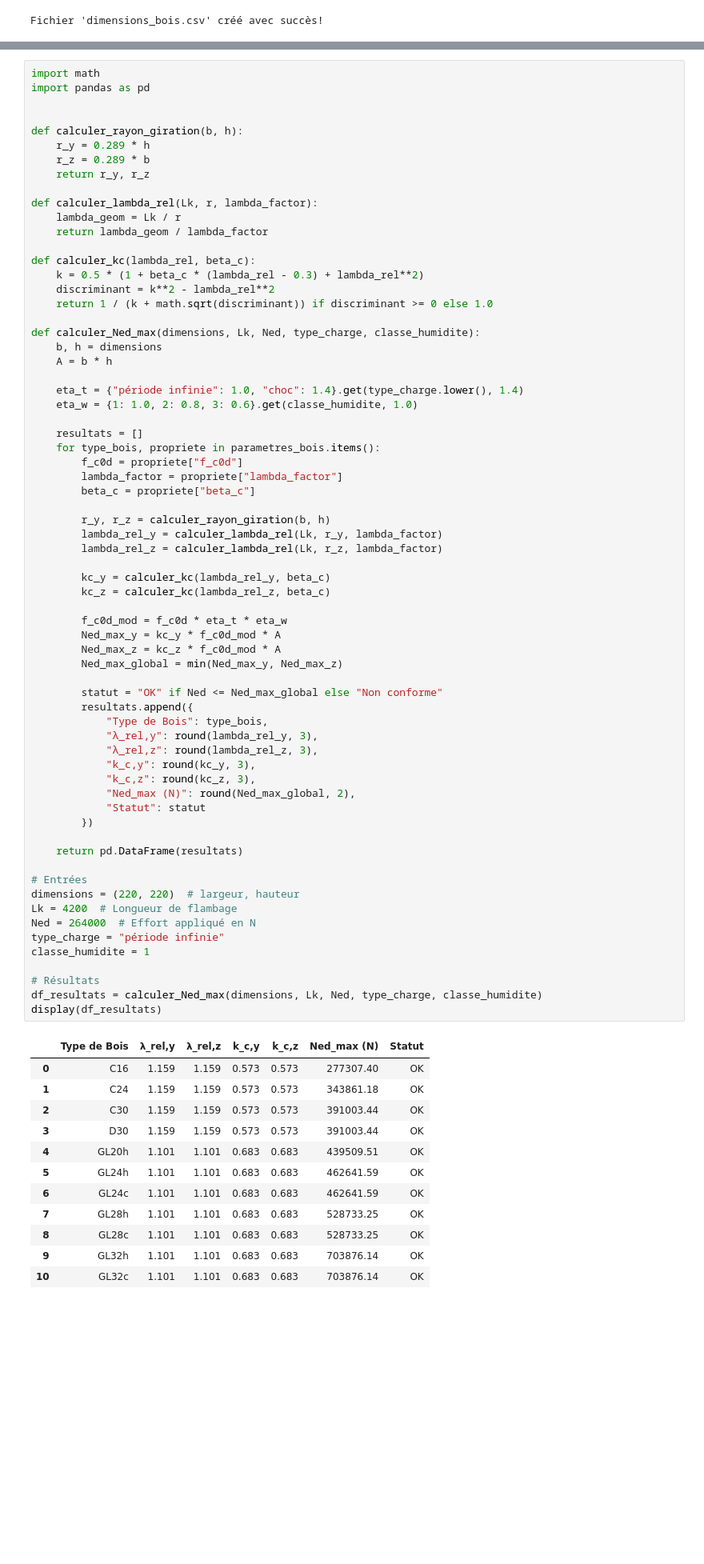
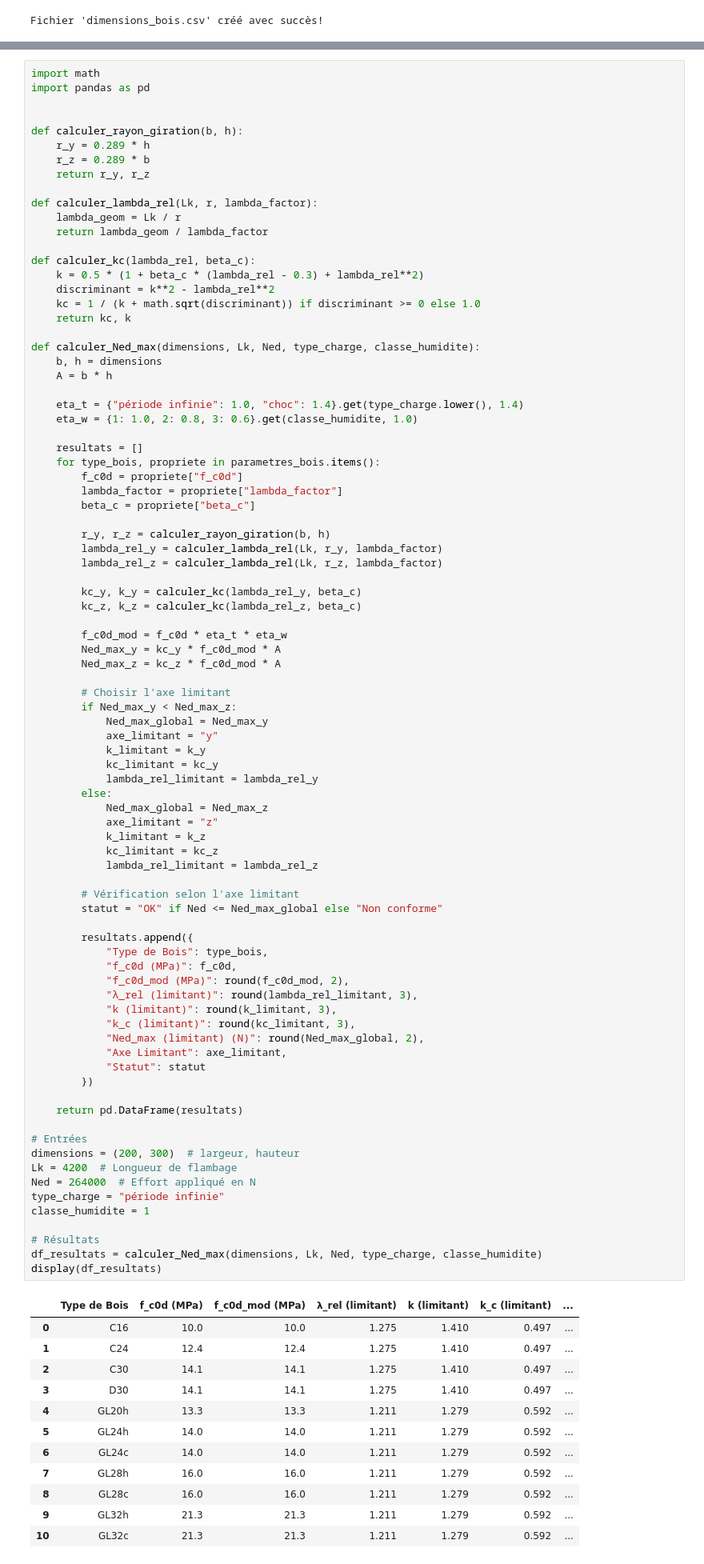
Before and after one commit to Erazq/Bois, a Jupyter notebook: Barres comrpimées.ipynb, the cells around one changed output, grey strips where cells are left out. Shown at 80% size. Cells and saved outputs as stored; diff of their text form; blank space fills up the shorter version.

```diff
--- a/Barres comrpimées.ipynb
+++ b/Barres comrpimées.ipynb
@@ -114,7 +114,8 @@ def calculer_lambda_rel(Lk, r, lambda_factor):
 def calculer_kc(lambda_rel, beta_c):
     k = 0.5 * (1 + beta_c * (lambda_rel - 0.3) + lambda_rel**2)
     discriminant = k**2 - lambda_rel**2
-    return 1 / (k + math.sqrt(discriminant)) if discriminant >= 0 else 1.0
+    kc = 1 / (k + math.sqrt(discriminant)) if discriminant >= 0 else 1.0
+    return kc, k
 
 def calculer_Ned_max(dimensions, Lk, Ned, type_charge, classe_humidite):
     b, h = dimensions
@@ -129,54 +130,71 @@ def calculer_Ned_max(dimensions, Lk, Ned, type_charge, classe_humidite):
         lambda_factor = propriete["lambda_factor"]
         beta_c = propriete["beta_c"]
 
         r_y, r_z = calculer_rayon_giration(b, h)
         lambda_rel_y = calculer_lambda_rel(Lk, r_y, lambda_factor)
         lambda_rel_z = calculer_lambda_rel(Lk, r_z, lambda_factor)
 
-        kc_y = calculer_kc(lambda_rel_y, beta_c)
-        kc_z = calculer_kc(lambda_rel_z, beta_c)
+        kc_y, k_y = calculer_kc(lambda_rel_y, beta_c)
+        kc_z, k_z = calculer_kc(lambda_rel_z, beta_c)
 
         f_c0d_mod = f_c0d * eta_t * eta_w
         Ned_max_y = kc_y * f_c0d_mod * A
         Ned_max_z = kc_z * f_c0d_mod * A
-        Ned_max_global = min(Ned_max_y, Ned_max_z)
 
+        # Choisir l'axe limitant
+        if Ned_max_y < Ned_max_z:
+            Ned_max_global = Ned_max_y
+            axe_limitant = "y"
+            k_limitant = k_y
+            kc_limitant = kc_y
+            lambda_rel_limitant = lambda_rel_y
+        else:
+            Ned_max_global = Ned_max_z
+            axe_limitant = "z"
+            k_limitant = k_z
+            kc_limitant = kc_z
+            lambda_rel_limitant = lambda_rel_z
+
+        # Vérification selon l'axe limitant
         statut = "OK" if Ned <= Ned_max_global else "Non conforme"
+
         resultats.append({
             "Type de Bois": type_bois,
-            "λ_rel,y": round(lambda_rel_y, 3),
-            "λ_rel,z": round(lambda_rel_z, 3),
-            "k_c,y": round(kc_y, 3),
-            "k_c,z": round(kc_z, 3),
-            "Ned_max (N)": round(Ned_max_global, 2),
+            "f_c0d (MPa)": f_c0d,
+            "f_c0d_mod (MPa)": round(f_c0d_mod, 2),
+            "λ_rel (limitant)": round(lambda_rel_limitant, 3),
+            "k (limitant)": round(k_limitant, 3),
+            "k_c (limitant)": round(kc_limitant, 3),
+            "Ned_max (limitant) (N)": round(Ned_max_global, 2),
+            "Axe Limitant": axe_limitant,
             "Statut": statut
         })
 
     return pd.DataFrame(resultats)
 
 # Entrées
-dimensions = (220, 220)  # largeur, hauteur
+dimensions = (200, 300)  # largeur, hauteur
 Lk = 4200  # Longueur de flambage
 Ned = 264000  # Effort appliqué en N
 type_charge = "période infinie"
 classe_humidite = 1
 
 # Résultats
 df_resultats = calculer_Ned_max(dimensions, Lk, Ned, type_charge, classe_humidite)
 display(df_resultats)
 # %% [output]
-|  | Type de Bois | λ_rel,y | λ_rel,z | k_c,y | k_c,z | Ned_max (N) | Statut |
-| 0 | C16 | 1.159 | 1.159 | 0.573 | 0.573 | 277307.40 | OK |
-| 1 | C24 | 1.159 | 1.159 | 0.573 | 0.573 | 343861.18 | OK |
-| 2 | C30 | 1.159 | 1.159 | 0.573 | 0.573 | 391003.44 | OK |
-| 3 | D30 | 1.159 | 1.159 | 0.573 | 0.573 | 391003.44 | OK |
-| 4 | GL20h | 1.101 | 1.101 | 0.683 | 0.683 | 439509.51 | OK |
-| 5 | GL24h | 1.101 | 1.101 | 0.683 | 0.683 | 462641.59 | OK |
-| 6 | GL24c | 1.101 | 1.101 | 0.683 | 0.683 | 462641.59 | OK |
-| 7 | GL28h | 1.101 | 1.101 | 0.683 | 0.683 | 528733.25 | OK |
-| 8 | GL28c | 1.101 | 1.101 | 0.683 | 0.683 | 528733.25 | OK |
-| 9 | GL32h | 1.101 | 1.101 | 0.683 | 0.683 | 703876.14 | OK |
-| 10 | GL32c | 1.101 | 1.101 | 0.683 | 0.683 | 703876.14 | OK |
+|  | Type de Bois | f_c0d (MPa) | f_c0d_mod (MPa) | λ_rel (limitant) | k (limitant) | k_c (limitant) | ... |
+| 0 | C16 | 10.0 | 10.0 | 1.275 | 1.410 | 0.497 | ... |
+| 1 | C24 | 12.4 | 12.4 | 1.275 | 1.410 | 0.497 | ... |
+| 2 | C30 | 14.1 | 14.1 | 1.275 | 1.410 | 0.497 | ... |
+| 3 | D30 | 14.1 | 14.1 | 1.275 | 1.410 | 0.497 | ... |
+| 4 | GL20h | 13.3 | 13.3 | 1.211 | 1.279 | 0.592 | ... |
+| 5 | GL24h | 14.0 | 14.0 | 1.211 | 1.279 | 0.592 | ... |
+| 6 | GL24c | 14.0 | 14.0 | 1.211 | 1.279 | 0.592 | ... |
+| 7 | GL28h | 16.0 | 16.0 | 1.211 | 1.279 | 0.592 | ... |
+| 8 | GL28c | 16.0 | 16.0 | 1.211 | 1.279 | 0.592 | ... |
+| 9 | GL32h | 21.3 | 21.3 | 1.211 | 1.279 | 0.592 | ... |
+| 10 | GL32c | 21.3 | 21.3 | 1.211 | 1.279 | 0.592 | ... |
 # %% [markdown]
 ![image.png](attachment:image.png)
 ![image-2.png](attachment:image-2.png)
```
Also changed, not shown: parts of 1 cell of this notebook, 2 other files.
